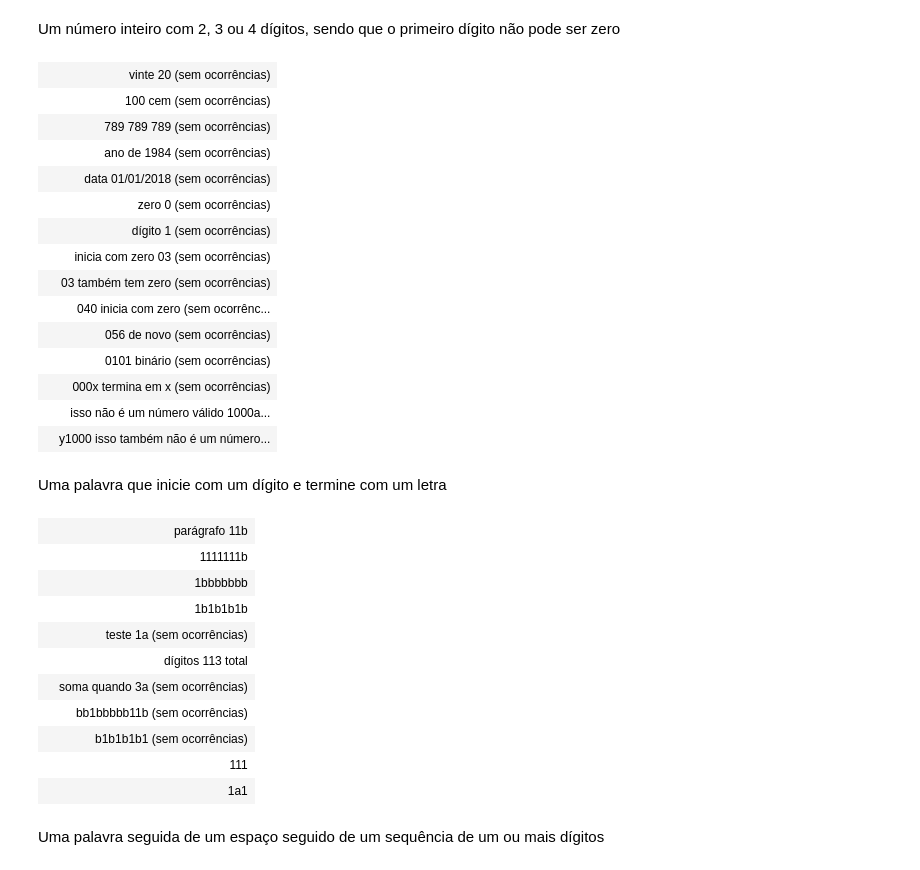
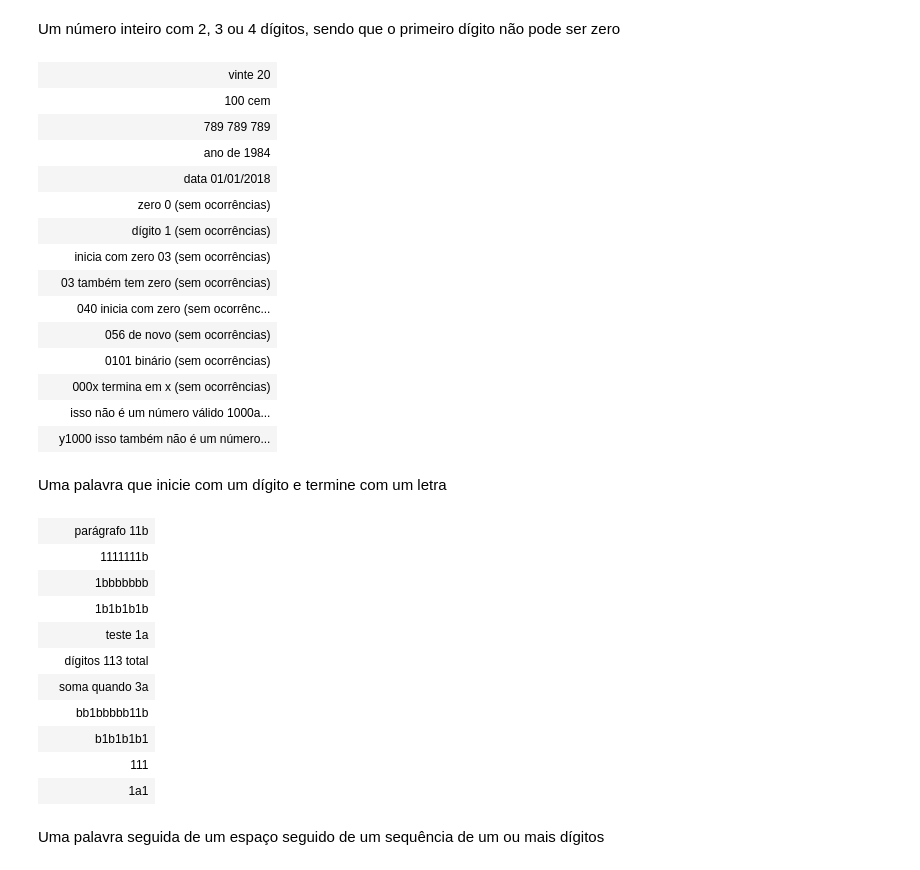
Before and after one commit to k3lvin-os/qads_execicio_obter_e_preparar_dados, a Jupyter notebook: QADS_Obtendo_e_Preparando_de_Dados_exercícios.ipynb, the cells around one changed output. Saved outputs shown, nothing was run; the diff lists cells and outputs as text; code cells hidden in the pictures.

```diff
--- a/QADS_Obtendo_e_Preparando_de_Dados_exercícios.ipynb
+++ b/QADS_Obtendo_e_Preparando_de_Dados_exercícios.ipynb
@@ -114,13 +114,13 @@ exercicio(4, r'\d{3}')
 # %% [markdown]
 Um número inteiro com 2, 3 ou 4 dígitos, sendo que o primeiro dígito não pode ser zero
 # %%
-exercicio(5, r'\b[^0\w\s\/]\d{2,4}\b')
+exercicio(5, r'\b[1-9]\d{1,3}\b')
 # %% [output]
-|  | vinte 20 (sem ocorrências) |
-|  | 100 cem (sem ocorrências) |
-|  | 789 789 789 (sem ocorrências) |
-|  | ano de 1984 (sem ocorrências) |
-|  | data 01/01/2018 (sem ocorrências) |
+|  | vinte 20 |
+|  | 100 cem |
+|  | 789 789 789 |
+|  | ano de 1984 |
+|  | data 01/01/2018 |
 |  | zero 0 (sem ocorrências) |
 |  | dígito 1 (sem ocorrências) |
 |  | inicia com zero 03 (sem ocorrências) |
@@ -134,17 +134,17 @@ exercicio(5, r'\b[^0\w\s\/]\d{2,4}\b')
 # %% [markdown]
 Uma palavra que inicie com um dígito e termine com um letra
 # %%
-exercicio(6, r'\b\d[\d\w]+\w\b')
+exercicio(6, r'\d+.*?\w')
 # %% [output]
 |  | parágrafo 11b |
 |  | 1111111b |
 |  | 1bbbbbbb |
 |  | 1b1b1b1b |
-|  | teste 1a (sem ocorrências) |
+|  | teste 1a |
 |  | dígitos 113 total |
-|  | soma quando 3a (sem ocorrências) |
-|  | bb1bbbbb11b (sem ocorrências) |
-|  | b1b1b1b1 (sem ocorrências) |
+|  | soma quando 3a |
+|  | bb1bbbbb11b |
+|  | b1b1b1b1 |
 |  | 111 |
 |  | 1a1 |
 # %% [markdown]
```
Also changed, not shown: parts of 2 cells of this notebook.
